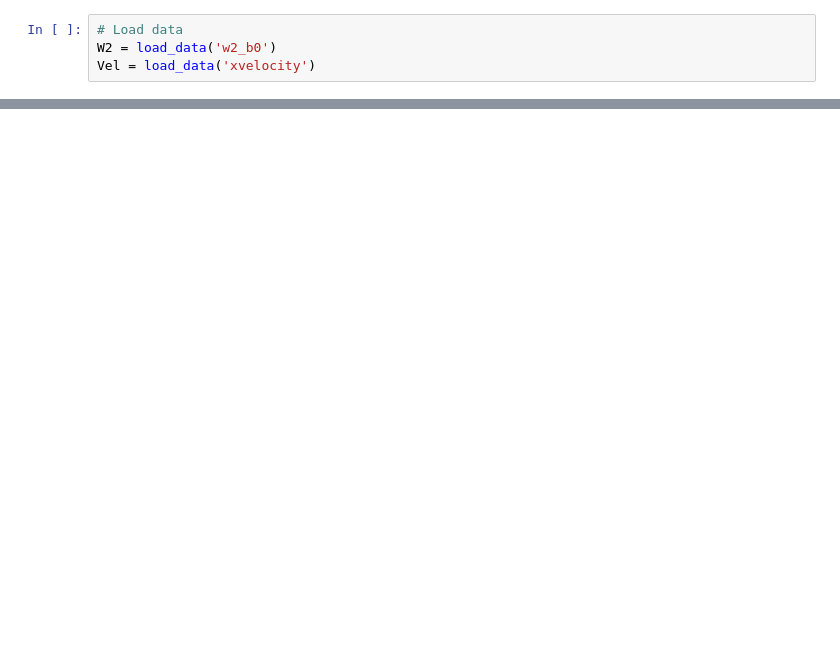
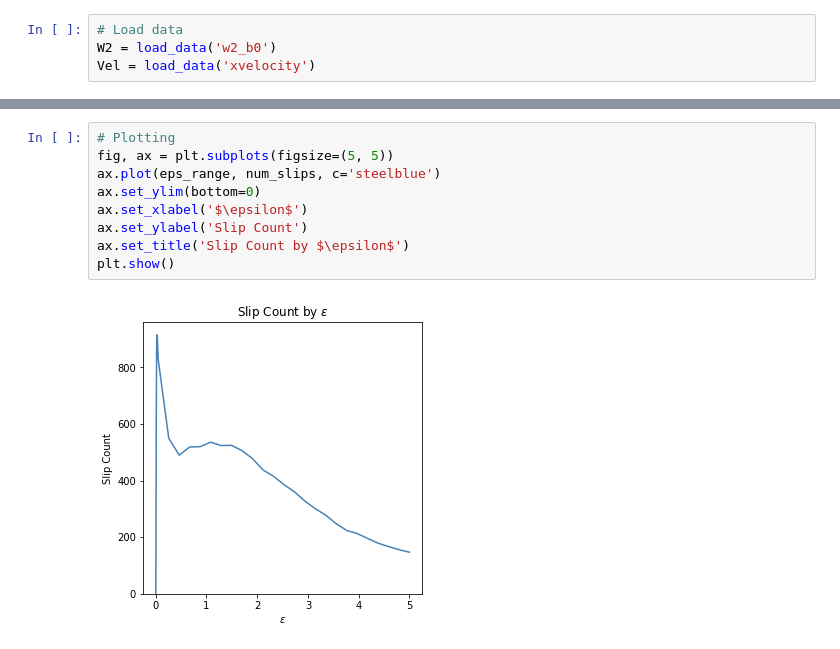
Before and after one commit to pbretz99/Slip-Detection, a Jupyter notebook: testing.ipynb, the cells around one changed output, grey strips where cells are left out. Saved outputs shown, nothing was run; the diff lists cells and outputs as text; blank space fills up the shorter version.

```diff
--- a/testing.ipynb
+++ b/testing.ipynb
@@ -100,0 +59,11 @@ for memory in [50, 150]:
+# %%
+# Plotting
+fig, ax = plt.subplots(figsize=(5, 5))
+ax.plot(eps_range, num_slips, c='steelblue')
+ax.set_ylim(bottom=0)
+ax.set_xlabel('$\epsilon$')
+ax.set_ylabel('Slip Count')
+ax.set_title('Slip Count by $\epsilon$')
+plt.show()
+# %% [output]
+[figure, added]
```
Also changed, not shown: parts of 8 cells of this notebook, 8 other files.
